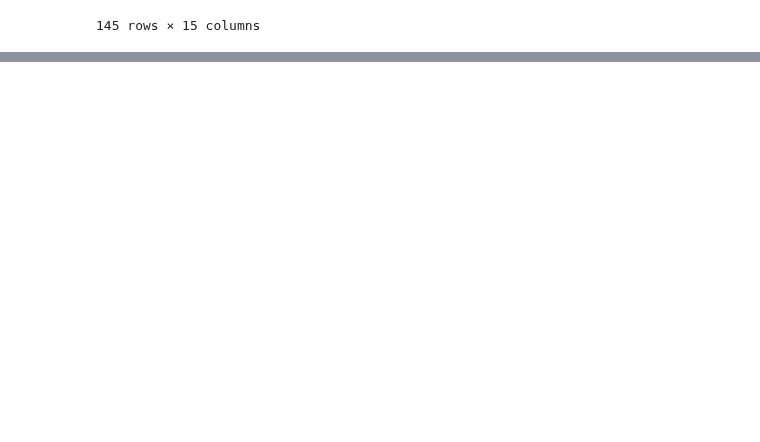
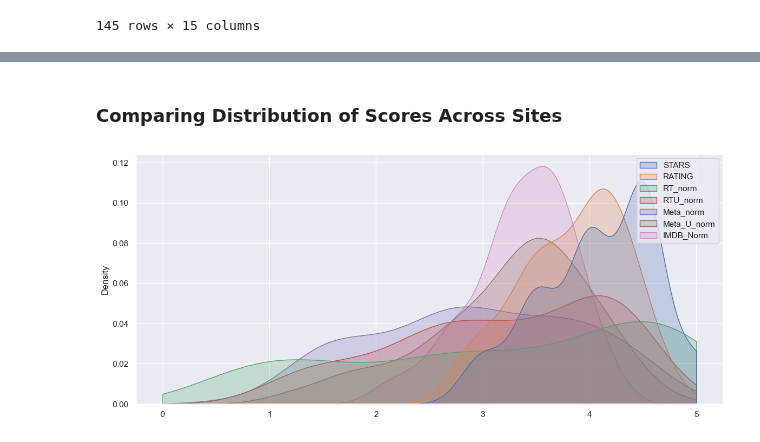
Before and after one commit to rohitcodism/ML-DS, a Jupyter notebook: Projects/Capstone-Project-1/capstone.ipynb, the cells around one changed output, grey strips where cells are left out. Drawn from its saved outputs; the diff is of its cells as text; code cells hidden in the pictures; blank space fills up the shorter version.

```diff
--- a/Projects/Capstone-Project-1/capstone.ipynb
+++ b/Projects/Capstone-Project-1/capstone.ipynb
@@ -326,0 +342,15 @@ dtype: int64
+# %%
+def normalized(n):
+    if(n<=10):
+        n = n/2
+    elif(n>10 and n<=100):
+        n = n/20
+    else:
+        n = n/200
+    return n
+# %%
+finalDf['RT_norm'] = finalDf['RottenTomatoes'].apply(normalized)
+finalDf['RTU_norm'] = finalDf['RottenTomatoes_User'].apply(normalized)
+finalDf['Meta_norm'] = finalDf['Metacritic'].apply(normalized)
+finalDf['Meta_U_norm'] = finalDf['Metacritic_User'].apply(normalized)
+finalDf['IMDB_Norm'] = finalDf['IMDB'].apply(normalized)
@@ -326,0 +373,2 @@ dtype: int64
+# %%
+finalNorm = pd.DataFrame(data=[finalDf['STARS'], finalDf['RATING'], finalDf['RT_norm'], finalDf['RTU_norm'], finalDf['Meta_norm'], finalDf['Meta_U_norm'], finalDf['IMDB_Norm']])
@@ -326,0 +389,2 @@ dtype: int64
+# %%
+finalNorm = finalNorm.transpose()
@@ -326,0 +407,8 @@ dtype: int64
+# %% [markdown]
+### Comparing Distribution of Scores Across Sites
+# %%
+sns.kdeplot(data=finalNorm, shade=True, clip=(0,5))
+sns.set(rc={'figure.figsize':(6, 14)})
+plt.show()
+# %% [output]
+[figure, added]
```
Also changed, not shown: parts of 11 cells of this notebook.
